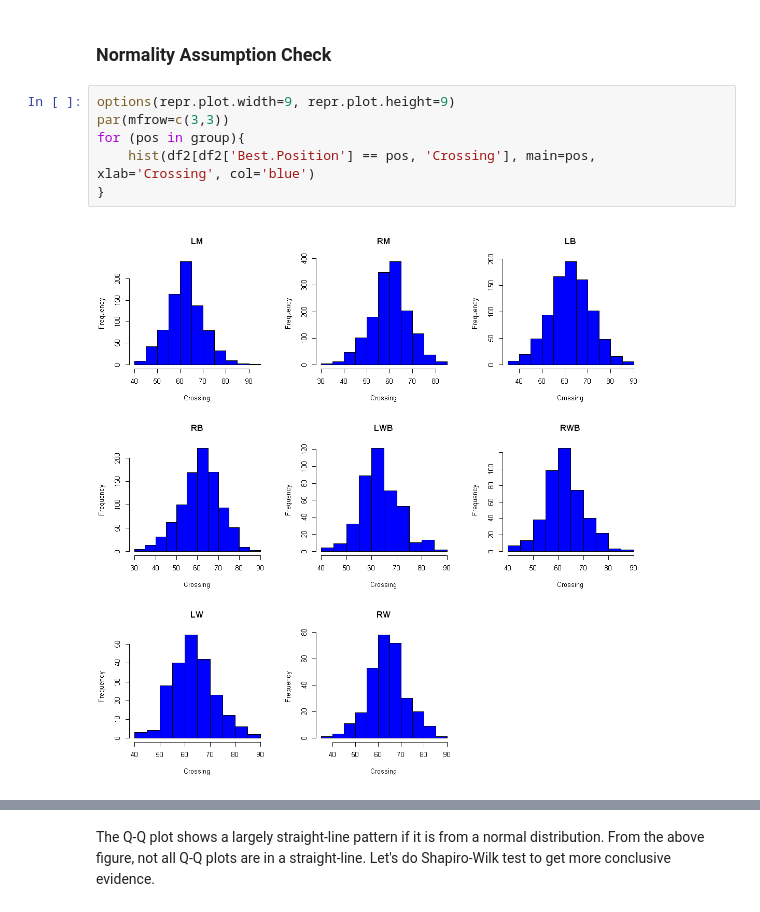
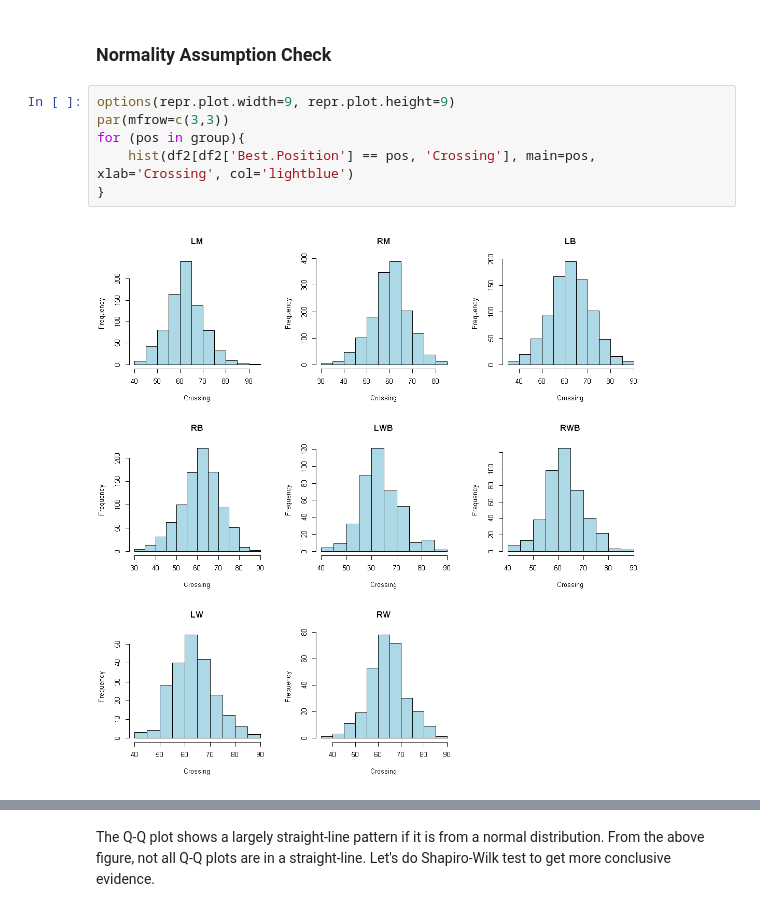
Before and after one commit to YoNG-Zaii/MH3511-FIFA-Analysis, a Jupyter notebook: GY ANOVA Crossing.ipynb, the cells around one changed output, grey strips where cells are left out. Drawn from its saved outputs; the diff is of its cells as text.

Commit message:
update: ANOVA plot colours

```diff
--- a/GY ANOVA Crossing.ipynb
+++ b/GY ANOVA Crossing.ipynb
@@ -78,11 +78,11 @@ head(df2)
 # %%
 options(repr.plot.width=9, repr.plot.height=9)
 par(mfrow=c(3,3))
 for (pos in group){
-    hist(df2[df2['Best.Position'] == pos, 'Crossing'], main=pos, xlab='Crossing', col='blue')
+    hist(df2[df2['Best.Position'] == pos, 'Crossing'], main=pos, xlab='Crossing', col='lightblue')
 }
 # %% [output]
-[figure, old version]
+[figure, new version]
 # %%
 options(repr.plot.width=9, repr.plot.height=9)
 par(mfrow=c(3,3))
```
Also changed, not shown: parts of 1 cell of this notebook.
